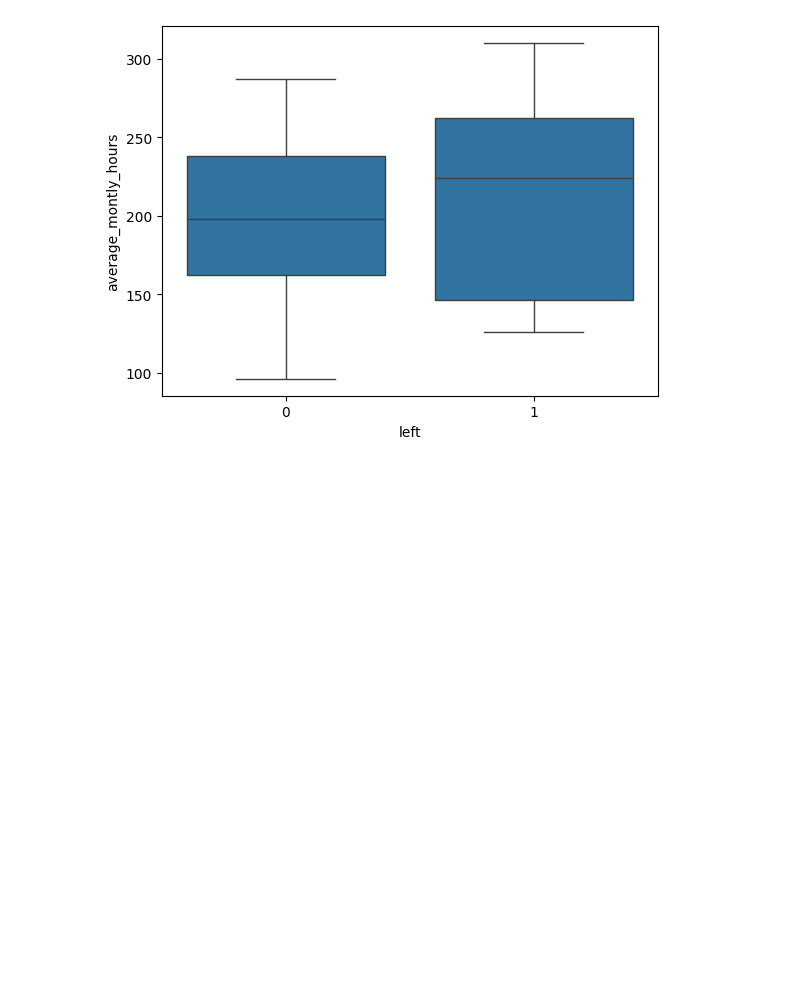
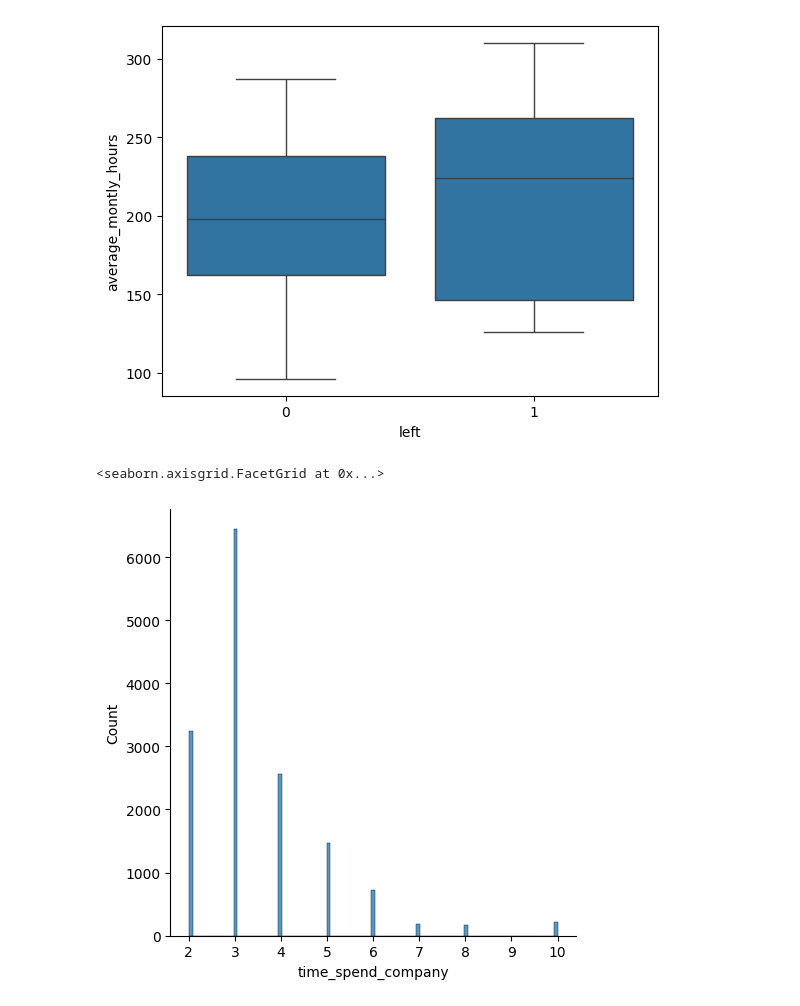
Before and after one commit to omkarpattnaik8080/EmployeeRetentionPrediction, a Jupyter notebook: EmployeeRetentionsystem.ipynb, the cells around one changed output. Cells and saved outputs as stored; diff of their text form; code cells hidden in the pictures; blank space fills up the shorter version.

```diff
--- a/EmployeeRetentionsystem.ipynb
+++ b/EmployeeRetentionsystem.ipynb
@@ -170,3 +170,9 @@ sns.boxplot(x="left",y="average_montly_hours",data=df)
 # %% [output]
 <Axes: xlabel='left', ylabel='average_montly_hours'>
 [figure]
+# %%
+#distribution plot for the time take away
+sns.displot(df["time_spend_company"])
+# %% [output]
+<seaborn.axisgrid.FacetGrid at 0x...>
+[figure, added]
```
Also changed, not shown: parts of 3 cells of this notebook.
